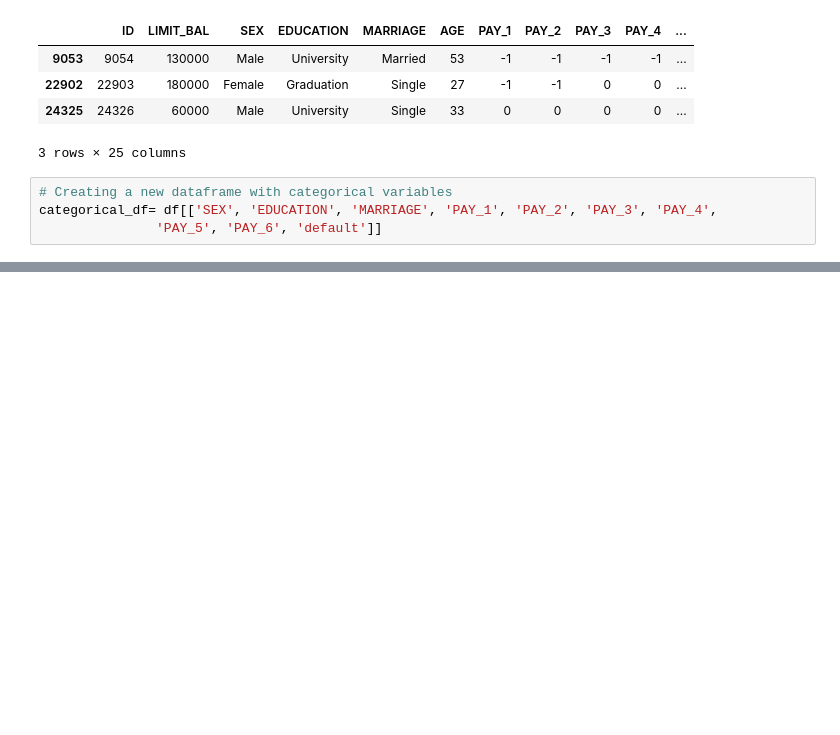
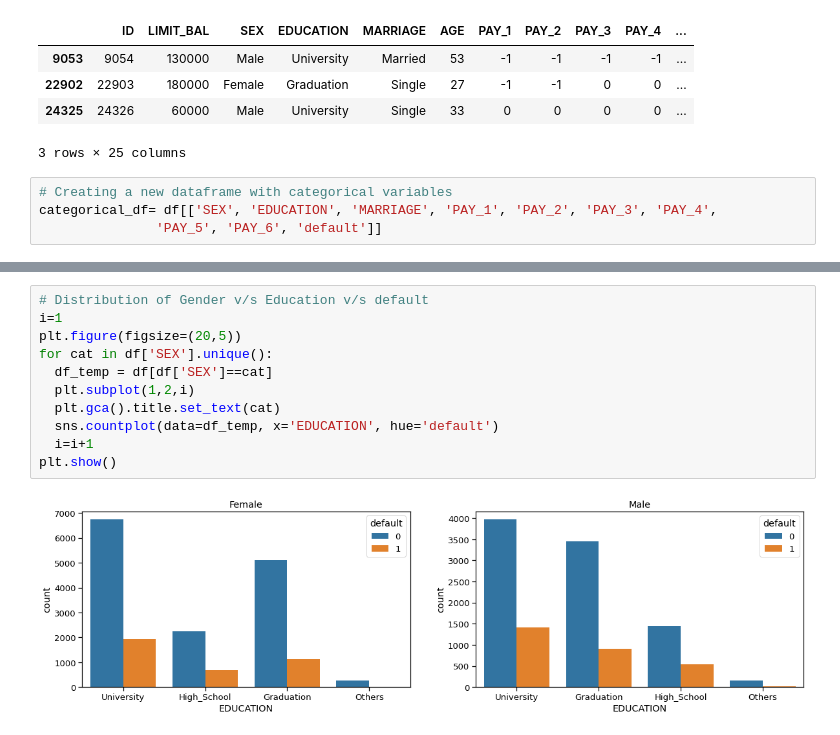
Before and after one commit to Syed-Irfan-1165/Credit-Card-Default-Prediction, a Jupyter notebook: Credit_card_default_prediction.ipynb, the cells around one changed output, grey strips where cells are left out. Saved outputs shown, nothing was run; the diff lists cells and outputs as text; blank space fills up the shorter version.

```diff
--- a/Credit_card_default_prediction.ipynb
+++ b/Credit_card_default_prediction.ipynb
@@ -232,0 +273,13 @@ categorical_df= df[['SEX', 'EDUCATION', 'MARRIAGE', 'PAY_1', 'PAY_2', 'PAY_3', '
+# %%
+# Distribution of Gender v/s Education v/s default
+i=1
+plt.figure(figsize=(20,5))
+for cat in df['SEX'].unique():
+  df_temp = df[df['SEX']==cat]
+  plt.subplot(1,2,i)
+  plt.gca().title.set_text(cat)
+  sns.countplot(data=df_temp, x='EDUCATION', hue='default')
+  i=i+1
+plt.show()
+# %% [output]
+[figure, added]
```
Also changed, not shown: parts of 53 cells of this notebook.
